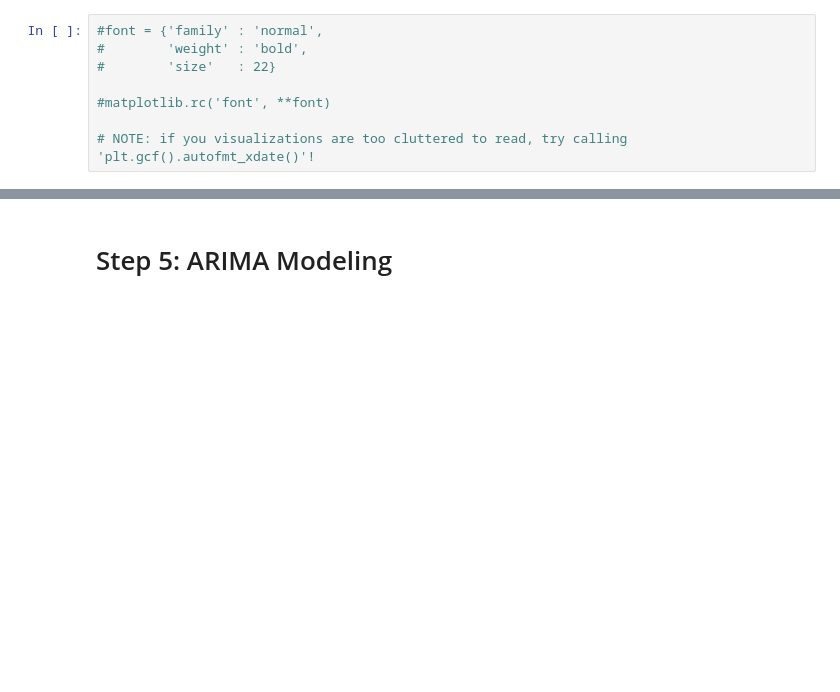
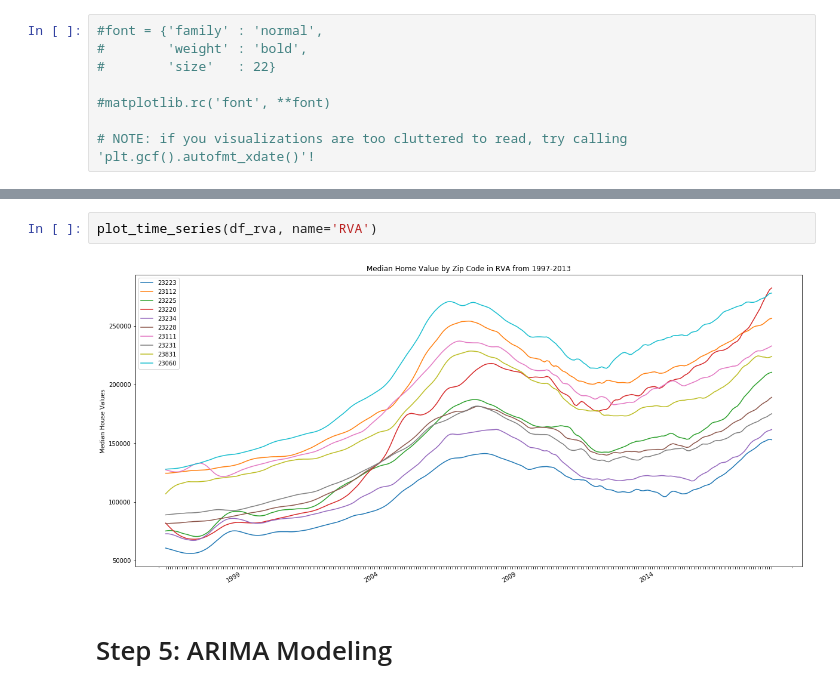
Before and after one commit to slmcamis/dsc-mod-4-project-online-ds-ft-051319, a Jupyter notebook: mod_4_starter_notebook.ipynb, the cells around one changed output, grey strips where cells are left out. Drawn from its saved outputs; the diff is of its cells as text; blank space fills up the shorter version.

```diff
--- a/mod_4_starter_notebook.ipynb
+++ b/mod_4_starter_notebook.ipynb
@@ -211,3 +290,7 @@ plt.plot(melt_dc.Time, melt_dc.value)
+# %%
+plot_time_series(df_rva, name='RVA')
+# %% [output]
+[figure, added]
 # %% [markdown]
 # Step 5: ARIMA Modeling
 # %%
```
Also changed, not shown: parts of 47 cells of this notebook, 5 other files.
